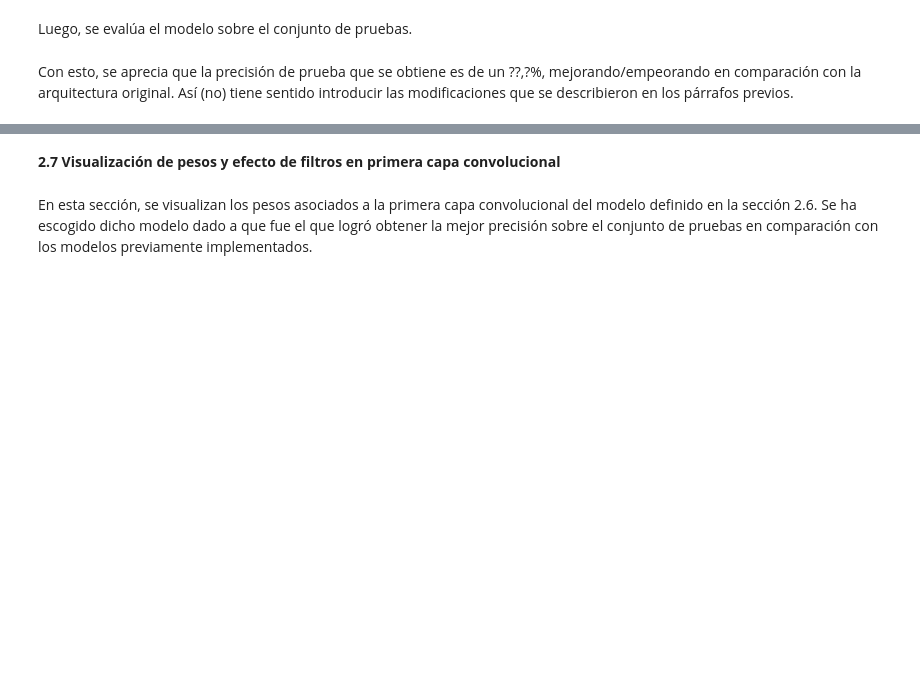
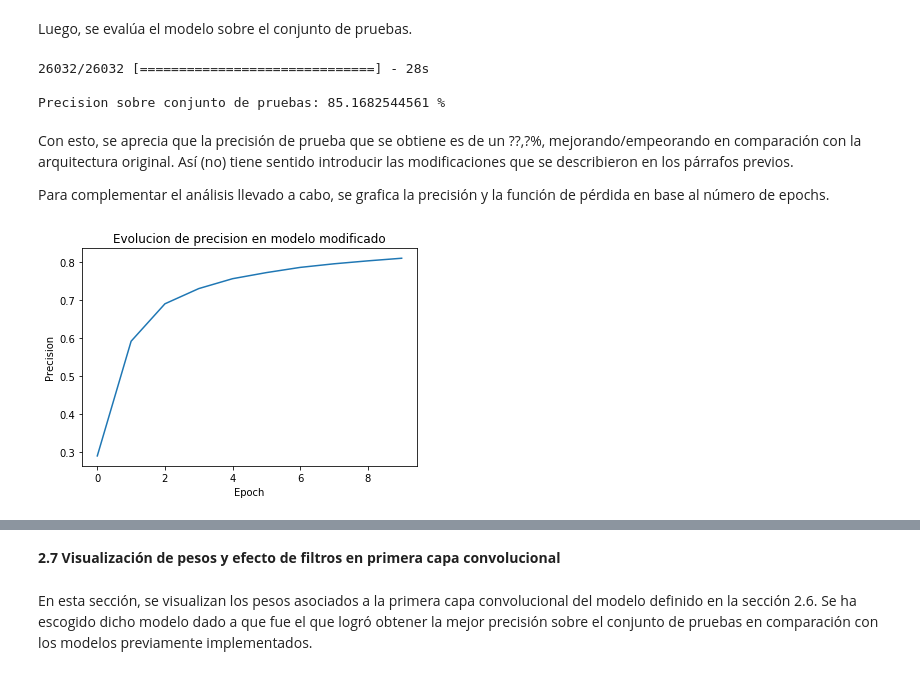
Before and after one commit to Seba93/Tarea2-ANN, a Jupyter notebook: problema2/Problema2.ipynb, the cells around one changed output, grey strips where cells are left out. Drawn from its saved outputs; the diff is of its cells as text; code cells hidden in the pictures; blank space fills up the shorter version.

```diff
--- a/problema2/Problema2.ipynb
+++ b/problema2/Problema2.ipynb
@@ -716,27 +720,27 @@ También, se aumentará el número de neuronas en la capa densa, esperando que e
 
 En el siguiente código, se introducen las modificaciones señaladas. Para la primera capa convolucional, se utilizarán 16 filtros de dimensiones 5 x 5. Para la segunda, 512 filtros de tamaño 5 x 5. Por último, las capas de *max pooling* tendrán asociado un *pool size* de 2 x 2. El parámetro *dropout* será de un 25% para la primera capa convolucional y la capa densa, mientras que será de un 50% para la segunda capa convolucional.
 # %%
-model = Sequential()
+modified_model = Sequential()
 # Se añade primera capa convolucional
-model.add(Conv2D(16, (5, 5), padding='same', activation='relu', input_shape=(n_rows, n_cols, n_channels)))
+modified_model.add(Conv2D(8, (5, 5), padding='same', activation='relu', input_shape=(n_rows, n_cols, n_channels)))
 # Se agrega primera capa de reducción
-model.add(MaxPooling2D(pool_size=(2, 2)))
+modified_model.add(MaxPooling2D(pool_size=(2, 2)))
 # Se introduce dropout
-model.add(Dropout(0.25))
+modified_model.add(Dropout(0.25))
 # Se introduce segunda capa convolucional
-model.add(Conv2D(512, (5, 5), padding='same', activation='relu'))
+modified_model.add(Conv2D(256, (7, 7), padding='same', activation='relu'))
 # Se añade segunda capa de reducción
-model.add(MaxPooling2D(pool_size=(2, 2)))
+modified_model.add(MaxPooling2D(pool_size=(2, 2)))
 # Se introduce dropout
-model.add(Dropout(0.5))
+modified_model.add(Dropout(0.5))
 # Se agrega capa de tipo flatten
-model.add(Flatten())
+modified_model.add(Flatten())
 # Se introduce capa densa, aumentando a 100 la cantidad de neuronas
-model.add(Dense(100, activation='relu'))
+modified_model.add(Dense(100, activation='relu'))
 # Se introduce dropout en capa densa
-model.add(Dropout(0.25))
+modified_model.add(Dropout(0.25))
 # Se añade capa de salida
-model.add(Dense(n_classes, activation='softmax'))
+modified_model.add(Dense(n_classes, activation='softmax'))
 # %% [markdown]
 En el siguiente esquema, se muestra en detalle los cambios experimentados por las dimensiones de un input determinado, junto con la cantidad de parámetros que este nuevo modelo posee.
 # %%
@@ -749,3 +771,4 @@ Así, se continúa con el entrenamiento del modelo.
 # %%
-model.compile(loss='categorical_crossentropy', optimizer='adam', metrics=['accuracy'])
-model.fit(X_train_, Y_train, batch_size=256, epochs=10, verbose=1, validation_data=(X_test_, Y_test))
+# Se modifica método de entrenamiento usado hasta ahora: adam, en vez de adagrad
+modified_model.compile(loss='categorical_crossentropy', optimizer='adam', metrics=['accuracy'])
+modified_model_history = modified_model.fit(X_train_, Y_train, batch_size=256, epochs=10, verbose=1, validation_data=(X_val_, Y_val))
@@ -756,2 +795,21 @@ model.evaluate(X_test_, Y_test)
+# %%
+modified_model_scores = modified_model.evaluate(X_test_, Y_test)
+print '\nPrecision sobre conjunto de pruebas:', modified_model_scores[1] * 100, '%'
+modified_model.save('modified_model.h5')
+# %% [output]
+26032/26032 [==============================] - 28s
+
+Precision sobre conjunto de pruebas: 85.1682544561 %
 # %% [markdown]
 Con esto, se aprecia que la precisión de prueba que se obtiene es de un ??,?%, mejorando/empeorando en comparación con la  arquitectura original. Así (no) tiene sentido introducir las modificaciones que se describieron en los párrafos previos.
+
+Para complementar el análisis llevado a cabo, se grafica la precisión y la función de pérdida en base al número de epochs.
+# %%
+# Se grafica precisión
+plt.plot(modified_model_history.history['acc'])
+plt.title('Evolucion de precision en modelo modificado')
+plt.ylabel('Precision')
+plt.xlabel('Epoch')
+plt.show()
+# %% [output]
+[figure, added]
```
Also changed, not shown: parts of 16 cells of this notebook, 3 other files.
